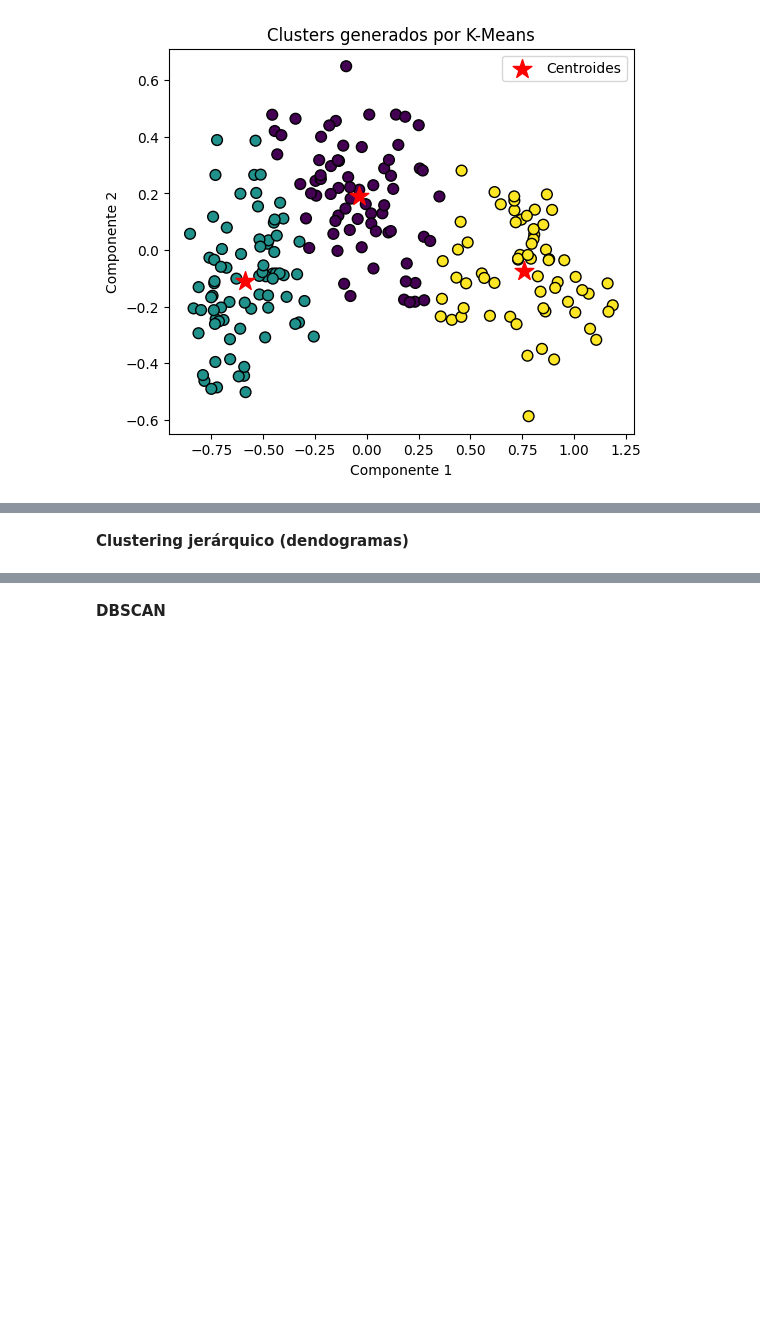
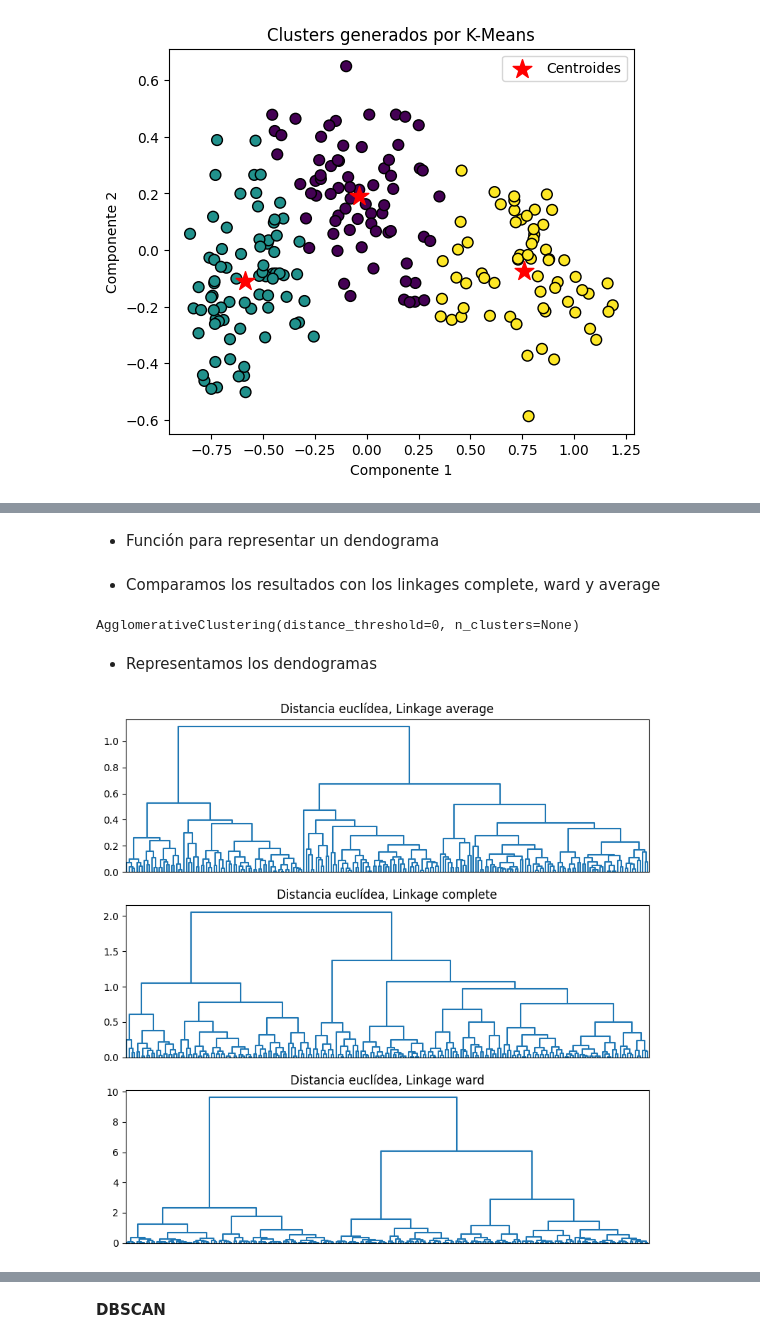
Before and after one commit to kevinMGII/Grupo7-Practica2, a Jupyter notebook: Grupo7_Practica2.ipynb, the cells around one changed output, grey strips where cells are left out. Drawn from its saved outputs; the diff is of its cells as text; code cells hidden in the pictures; blank space fills up the shorter version.

```diff
--- a/Grupo7_Practica2.ipynb
+++ b/Grupo7_Practica2.ipynb
@@ -221,0 +244,2 @@ plt.show()
+# %% [markdown]
+- Función para representar un dendograma
@@ -222,2 +274,47 @@ plt.show()
+# %% [markdown]
+ - Comparamos los resultados con los linkages complete, ward y average
+# %%
+modelo_hclust_complete = AgglomerativeClustering(                               # Creamos el modelo de clustering jerárquico: Linkage complete
+    metric = 'euclidean',                                                       # Usamos la distancia euclidiana para medir similitud entre puntos
+    linkage  = 'complete',                                                      # Configuramos el linkage a 'complete', que considera la máxima distancia entre los puntos de los clusters
+    distance_threshold = 0,                                                     # Establecemos el umbral de distancia a 0 para obtener el dendrograma completo
+    n_clusters         = None                                                   # No fijamos el número de clusters, permitiendonos ver todo el árbol jerárquico
+)
+modelo_hclust_complete.fit(X=X_2d)                                              # Ajustamos el modelo a los datos transformados a 2 dimensiones
+
+modelo_hclust_average = AgglomerativeClustering(                                # Creamos el modelo de clustering jerárquico: Linkage average
+    metric = 'euclidean',                                                       # Usamos la distancia euclidiana para medir similitud entre puntos
+    linkage  = 'average',                                                       # Configuramos el linkage a 'average', que usa la distancia promedio entre los puntos de los clusters
+    distance_threshold = 0,                                                     # Umbral de distancia en 0 para ver el dendrograma completo
+    n_clusters         = None                                                   # No fijamos el número de clusters, permitiendonos ver todo el árbol jerárquico
+)
+modelo_hclust_average.fit(X=X_2d)                                               # Ajustamos el modelo a los datos transformados a 2 dimensiones
+
+modelo_hclust_ward = AgglomerativeClustering(                                   # Creamos el modelo de clustering jerárquico: Linkage ward
+    linkage  = 'ward',                                                          # Usamos la distancia euclidiana para medir similitud entre puntos
+    distance_threshold = 0,                                                     # Umbral de distancia en 0 para ver el dendrograma completo
+    n_clusters         = None                                                   # No fijamos el número de clusters, permitiendonos ver todo el árbol jerárquico
+)
+modelo_hclust_ward.fit(X=X_2d)                                                  # Ajustamos el modelo a los datos transformados a 2 dimensiones
+# %% [output]
+AgglomerativeClustering(distance_threshold=0, n_clusters=None)
 # %% [markdown]
-**Clustering jerárquico (dendogramas)**
+- Representamos los dendogramas
+# %%
+fig, axs = plt.subplots(3, 1, figsize=(8, 8))                                   # Creamos una figura con 3 subplots en una columna
+
+plot_dendrogram(modelo_hclust_average, labels=dataframe_semillas.index, color_threshold=0, ax=axs[0])     # Dibujamos el dendrograma para linkage "average" en el primer subplot
+axs[0].set_title("Distancia euclídea, Linkage average")                                                   # Asignamos el título al primer subplot
+axs[0].set_xticklabels([])                                                                                # Eliminamos las etiquetas del eje X del primer subplot
+
+plot_dendrogram(modelo_hclust_complete, labels=dataframe_semillas.index, color_threshold=0, ax=axs[1])    # Dibujamos el dendrograma para linkage "complete" en el segundo subplot
+axs[1].set_title("Distancia euclídea, Linkage complete")                                                  # Asignamos el título al segundo subplot
+axs[1].set_xticklabels([])                                                                                # Eliminamos las etiquetas del eje X del segundo subplot
+
+plot_dendrogram(modelo_hclust_ward, labels=dataframe_semillas.index, color_threshold=0, ax=axs[2])        # Dibujamos el dendrograma para linkage "ward" en el tercer subplot
+axs[2].set_title("Distancia euclídea, Linkage ward")                                                      # Asignamos el título al tercer subplot
+axs[2].set_xticklabels([])                                                                                # Eliminamos las etiquetas del eje X del tercer subplot
+
+plt.tight_layout()                                                              # Ajustamos el espacio entre subplots
+# %% [output]
+[figure, added]
```
Also changed, not shown: parts of 42 cells of this notebook.
